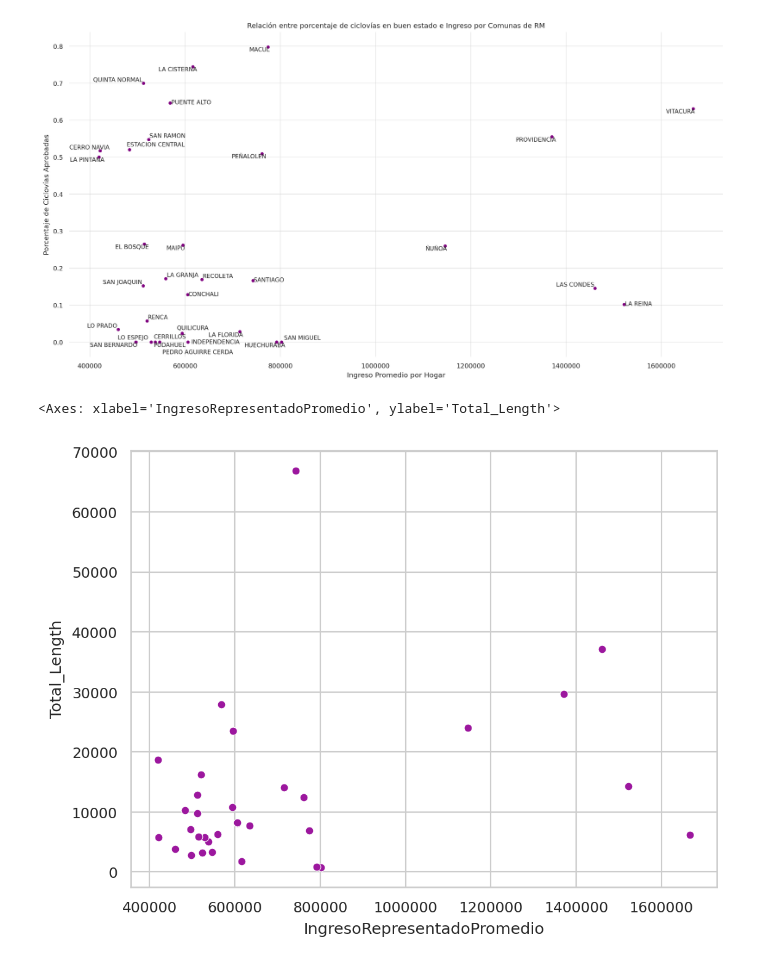
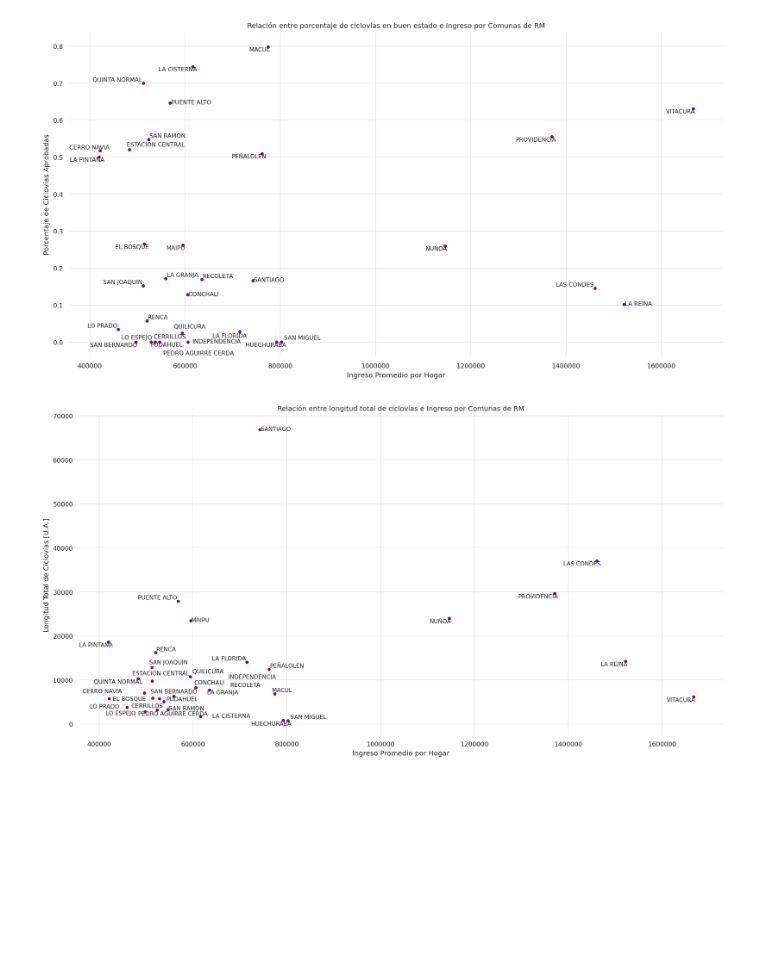
Before and after one commit to IgnacioTorr/aves, a Jupyter notebook: notebooks/vis-course/2024-otoño/Hito_copy.ipynb, the cells around one changed output. Cells and saved outputs as stored; diff of their text form; code cells hidden in the pictures; blank space fills up the shorter version.

```diff
--- a/notebooks/vis-course/2024-otoño/Hito_copy.ipynb
+++ b/notebooks/vis-course/2024-otoño/Hito_copy.ipynb
@@ -424,9 +427,35 @@ ax.ticklabel_format(style="plain")
 sns.despine(ax=ax, left=True, bottom=True, right=True, top=True)
 # %% [output]
 [figure]
-# %%
-# plot the correlation between IngresoRepresentadoPromedio and Total_Length
-sns.scatterplot(data=ciclovias_2021_length_ingresos, x="IngresoRepresentadoPromedio", y="Total_Length")
-# %% [output]
-<Axes: xlabel='IngresoRepresentadoPromedio', ylabel='Total_Length'>
-[figure, removed]
+# %%
+from aves.visualization.tables import scatterplot
+
+fig, ax = plt.subplots(1, 1, figsize=(16, 8))
+
+ciclovias_2021_total_ingresos = ciclovias_2021_length_ingresos[["Comuna","Total_Length", "Ingreso Promedio por Hogar"]]
+
+# set index Comuna
+ciclovias_2021_total_ingresos = ciclovias_2021_total_ingresos.set_index("Comuna")
+
+scatterplot(
+    ax,
+    ciclovias_2021_total_ingresos,
+    "Ingreso Promedio por Hogar",
+    "Total_Length",
+    annotate=True,
+    avoid_collisions=True,
+    label_args=dict(fontsize="small"),
+    scatter_args=dict(color="purple"),
+)
+
+ax.set_xlabel("Ingreso Promedio por Hogar")
+ax.set_ylabel("Longitud Total de Ciclovías [U.A.]")
+ax.set_title(
+    "Relación entre longitud total de ciclovías e Ingreso por Comunas de RM"
+)
+ax.grid(alpha=0.5)
+ax.ticklabel_format(style="plain")
+
+sns.despine(ax=ax, left=True, bottom=True, right=True, top=True)
+# %% [output]
+[figure, added]
```
Also changed, not shown: parts of 4 cells of this notebook.
